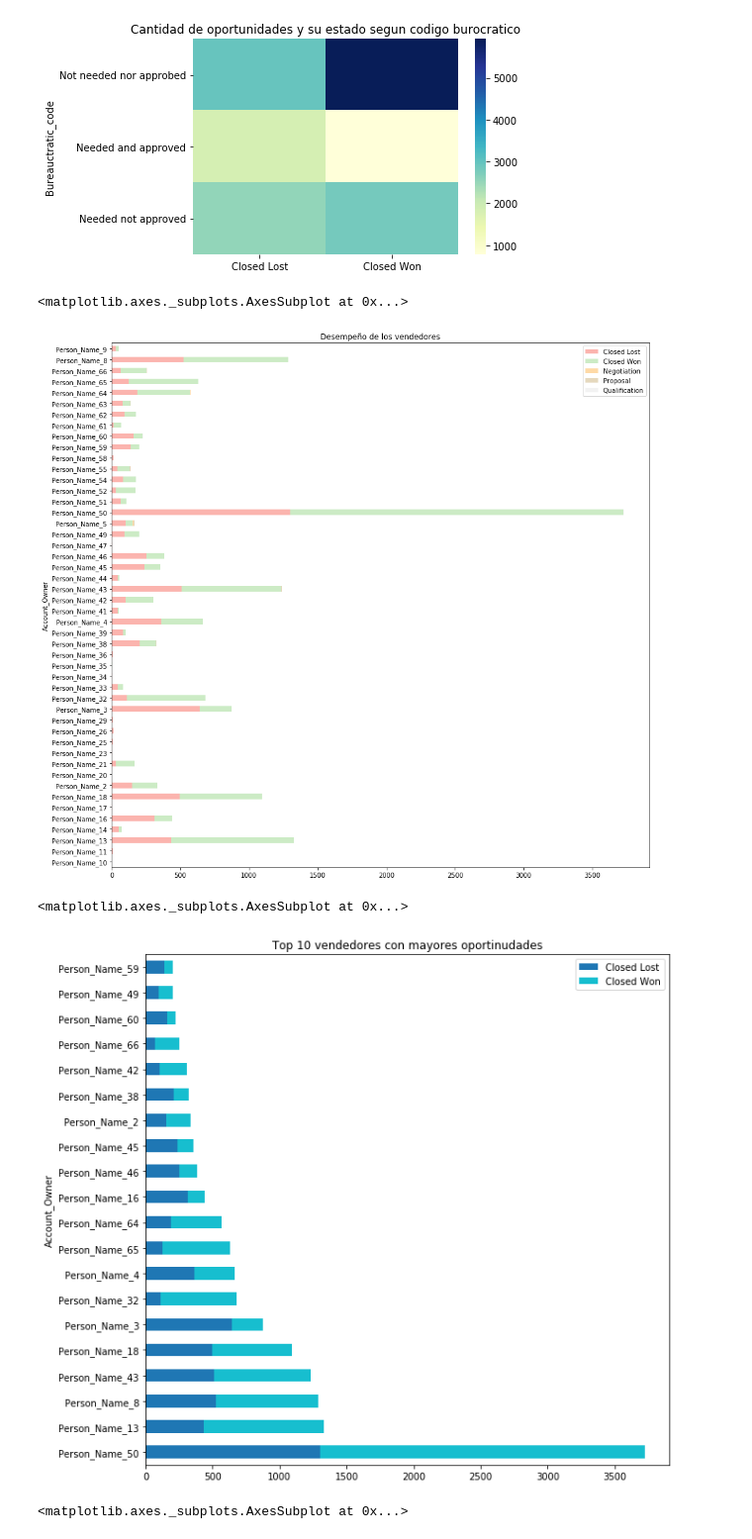
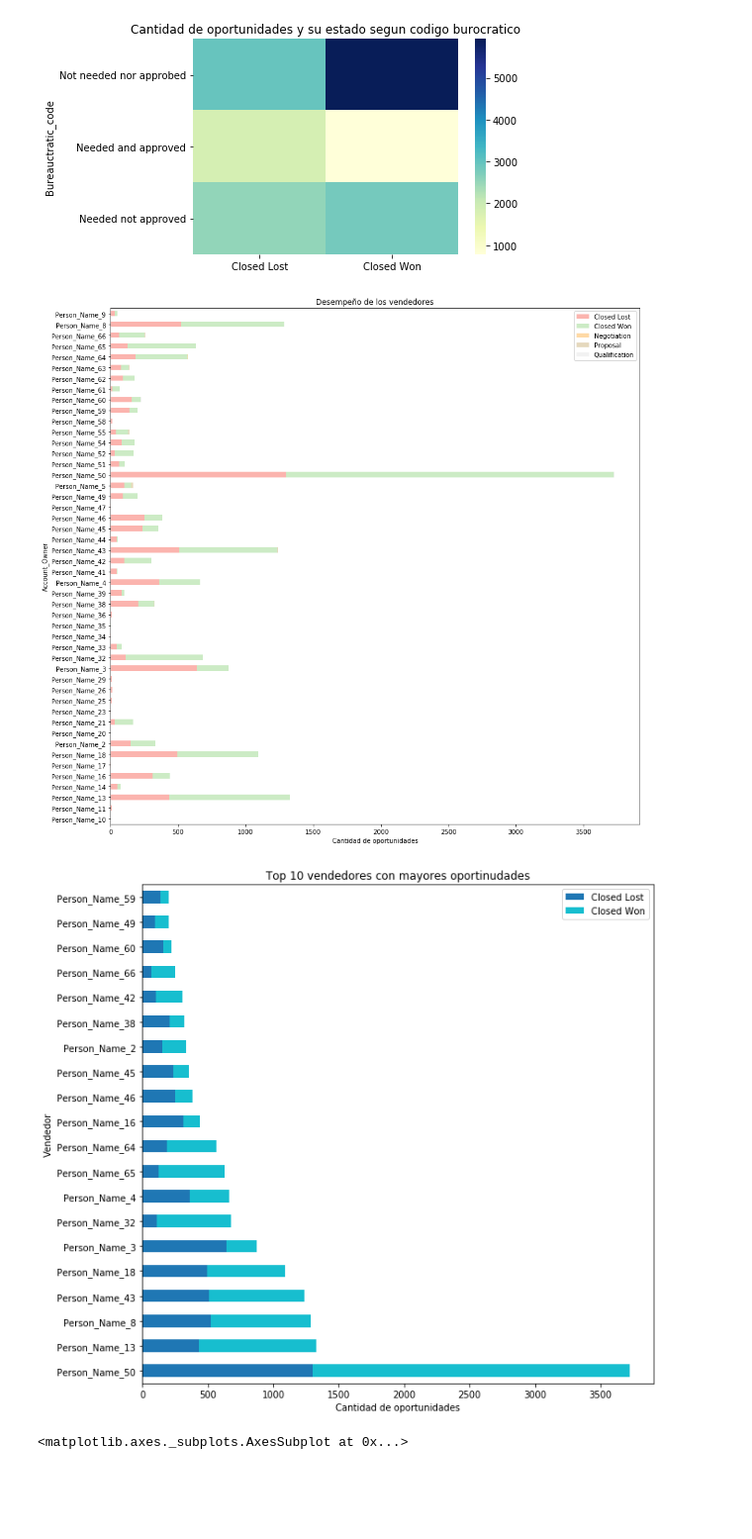
Before and after one commit to germanbc/Organizacion-de-Datos-2c2020-TP1, a Jupyter notebook: TP1-Antonella.ipynb, the cells around one changed output. Shown at 99% size. Drawn from its saved outputs; the diff is of its cells as text; code cells hidden in the pictures; blank space fills up the shorter version.

```diff
--- a/TP1-Antonella.ipynb
+++ b/TP1-Antonella.ipynb
@@ -300,18 +328,22 @@ vendedores =vendedores.fillna(0)
 # %%
 #vendedores, cuantas oportunidades cerraron, perdieron,...
 #el vendedor 50 tiene demasiadosss y no deja que se vea bien el resto mejor hago top 10
-vendedores.plot.barh(stacked = True, colormap='Pastel1', title='Desempeño de los vendedores',figsize =(15,15))
+ax = vendedores.plot.barh(stacked = True, colormap='Pastel1', title='Desempeño de los vendedores',figsize =(15,15))
+ax.set_xlabel('Cantidad de oportunidades')
+
+plt.show()
 # %% [output]
-<matplotlib.axes._subplots.AxesSubplot at 0x...>
-[figure, old version]
+[figure, new version]
 # %%
 vendedores['Cantidad'] = vendedores['Closed Lost'] + vendedores['Closed Won'] + vendedores['Negotiation'] + vendedores['Proposal'] + vendedores['Qualification']
 vendedores_top_10 = vendedores.nlargest(20,'Cantidad')
 #vendedores_top_10[['Closed Lost','Closed Won','Negotiation','Proposal','Qualification']].plot.barh(stacked = True, colormap='Pastel1', title='Vendedores con mayores oportunidades', figsize=(10,10))
-vendedores_top_10[['Closed Lost','Closed Won']].plot.barh(stacked = True, colormap='tab10', title='Top 10 vendedores con mayores oportinudades', figsize=(10,10))
+ax = vendedores_top_10[['Closed Lost','Closed Won']].plot.barh(stacked = True, colormap='tab10', title='Top 10 vendedores con mayores oportinudades', figsize=(10,10))
+ax.set_ylabel('Vendedor')
+ax.set_xlabel('Cantidad de oportunidades')
+plt.show()
 # %% [output]
-<matplotlib.axes._subplots.AxesSubplot at 0x...>
-[figure, old version]
+[figure, new version]
 # %%
 #vendedores normalizado y sus oporntunidades
 vendedores2 = df.groupby('Account_Owner')['Stage'].value_counts(normalize = True).to_frame()
```
Also changed, not shown: parts of 13 cells of this notebook.
